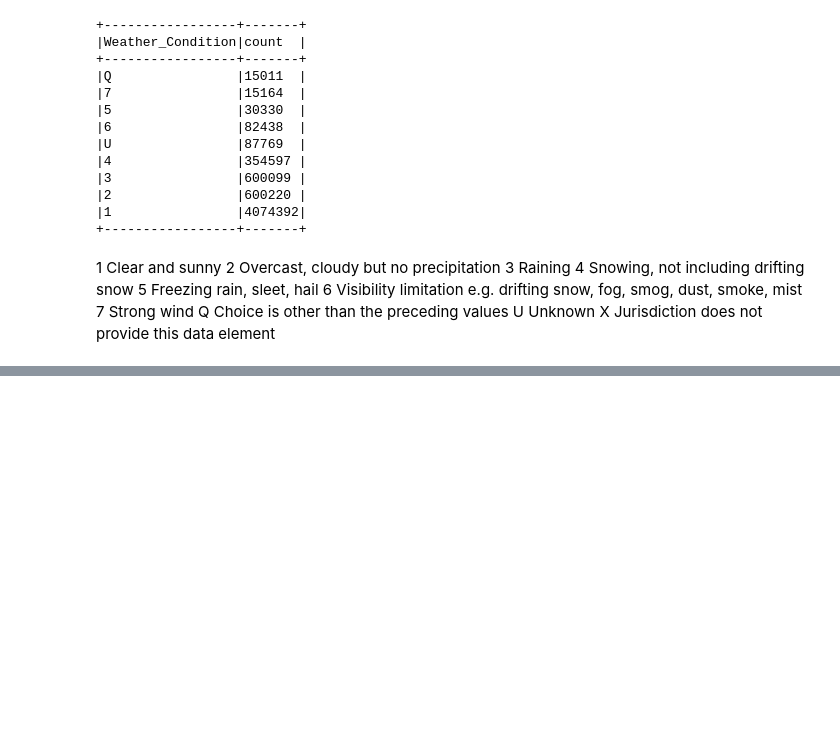
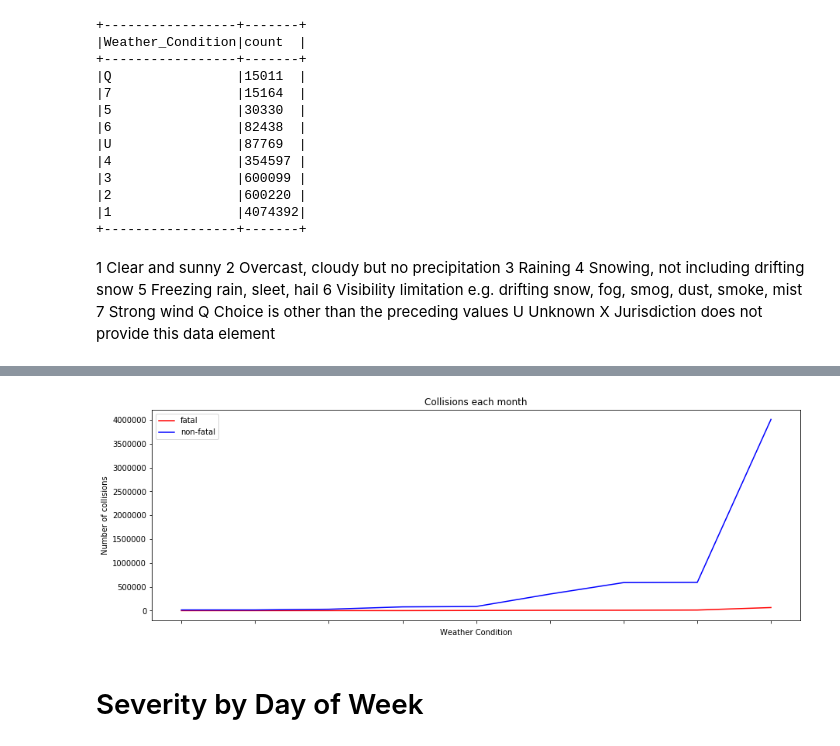
Before and after one commit to SinghGursimran/Analysis-of-Car-Accidents-in-Canada-using-PySpark, a Jupyter notebook: Analysis.ipynb, the cells around one changed output, grey strips where cells are left out. Cells and saved outputs as stored; diff of their text form; code cells hidden in the pictures; blank space fills up the shorter version.

```diff
--- a/Analysis.ipynb
+++ b/Analysis.ipynb
@@ -185,0 +250,9 @@ X Jurisdiction does not provide this data element
+# %%
+sev_collisions_weather = df.select(col("C_WTHR").alias("Weather_Condition"),col("C_SEV")).groupBy("Weather_Condition","C_SEV").count()
+sev_collisions_weather = sev_collisions_weather.sort("count")
+
+sev_high_collisions_weather = sev_collisions_weather.filter(col("C_SEV") == 1)
+sev_low_collisions_weather = sev_collisions_weather.filter(col("C_SEV") == 2)
+
+sev_high_collisions_weather.show(sev_high_collisions_weather.count(),False)
+sev_low_collisions_weather.show(sev_low_collisions_weather.count(),False)
@@ -185,0 +277,12 @@ X Jurisdiction does not provide this data element
+# %%
+sev_high_collisions_weather_pandas_df = sev_high_collisions_weather.select("*").toPandas()
+sev_low_collisions_weather_pandas_df = sev_low_collisions_weather.select("*").toPandas()
+# %%
+plot_severity_high_weather = sev_high_collisions_weather_pandas_df.plot(figsize=(15,5),label = "fatal", x="Weather_Condition",y="count",title='Collisions each month',color='red')
+plot_severity_low_weather = sev_low_collisions_weather_pandas_df.plot(ax = plot_severity_high_weather, label = "non-fatal", figsize=(15,5),x="Weather_Condition",y="count",title='Collisions each month',color='blue')
+plot_severity_high_weather.set_xlabel("Weather Condition")
+plot_severity_high_weather.set_ylabel("Number of collisions");
+# %% [output]
+[figure, added]
+# %% [markdown]
+# Severity by Day of Week
```
Also changed, not shown: parts of 16 cells of this notebook.
